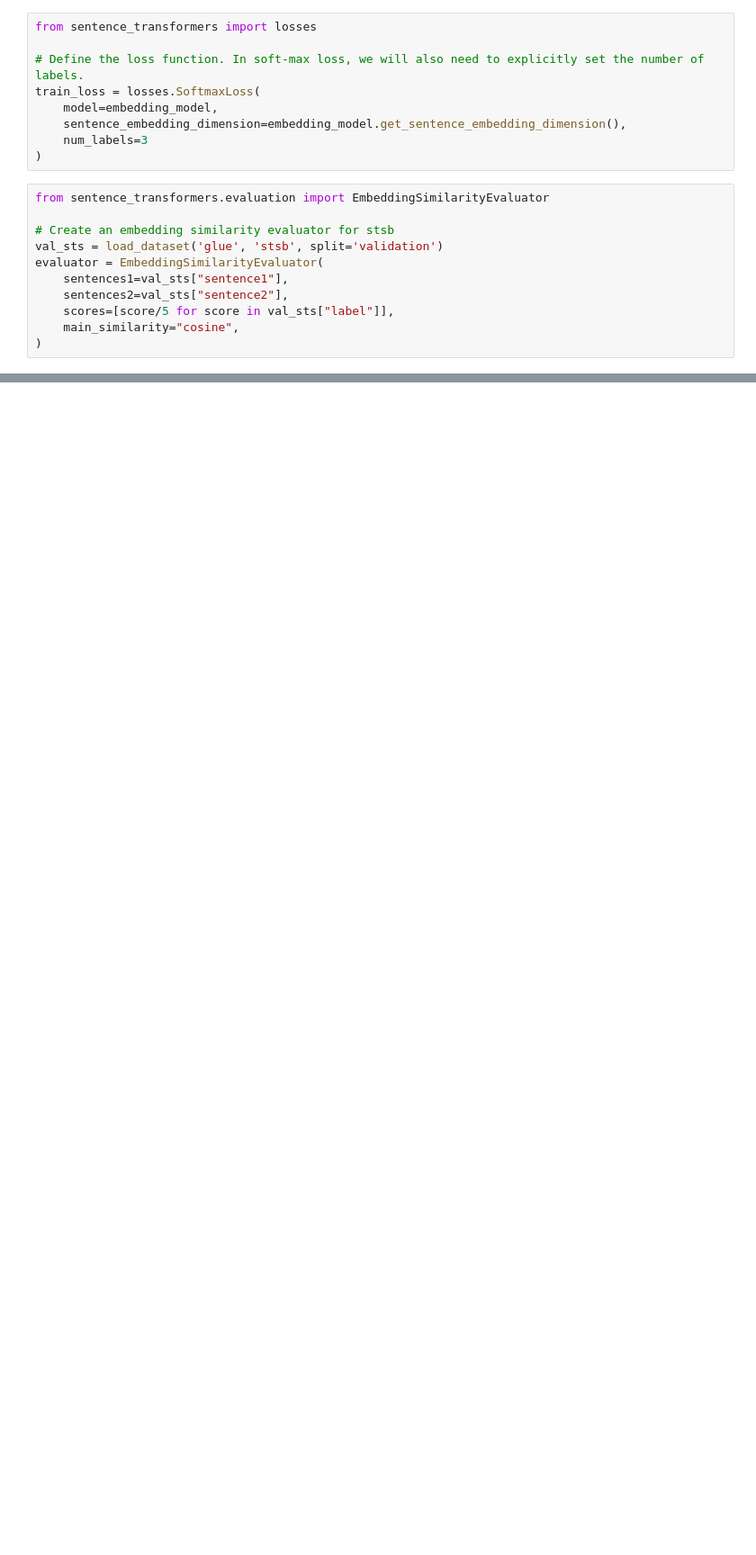
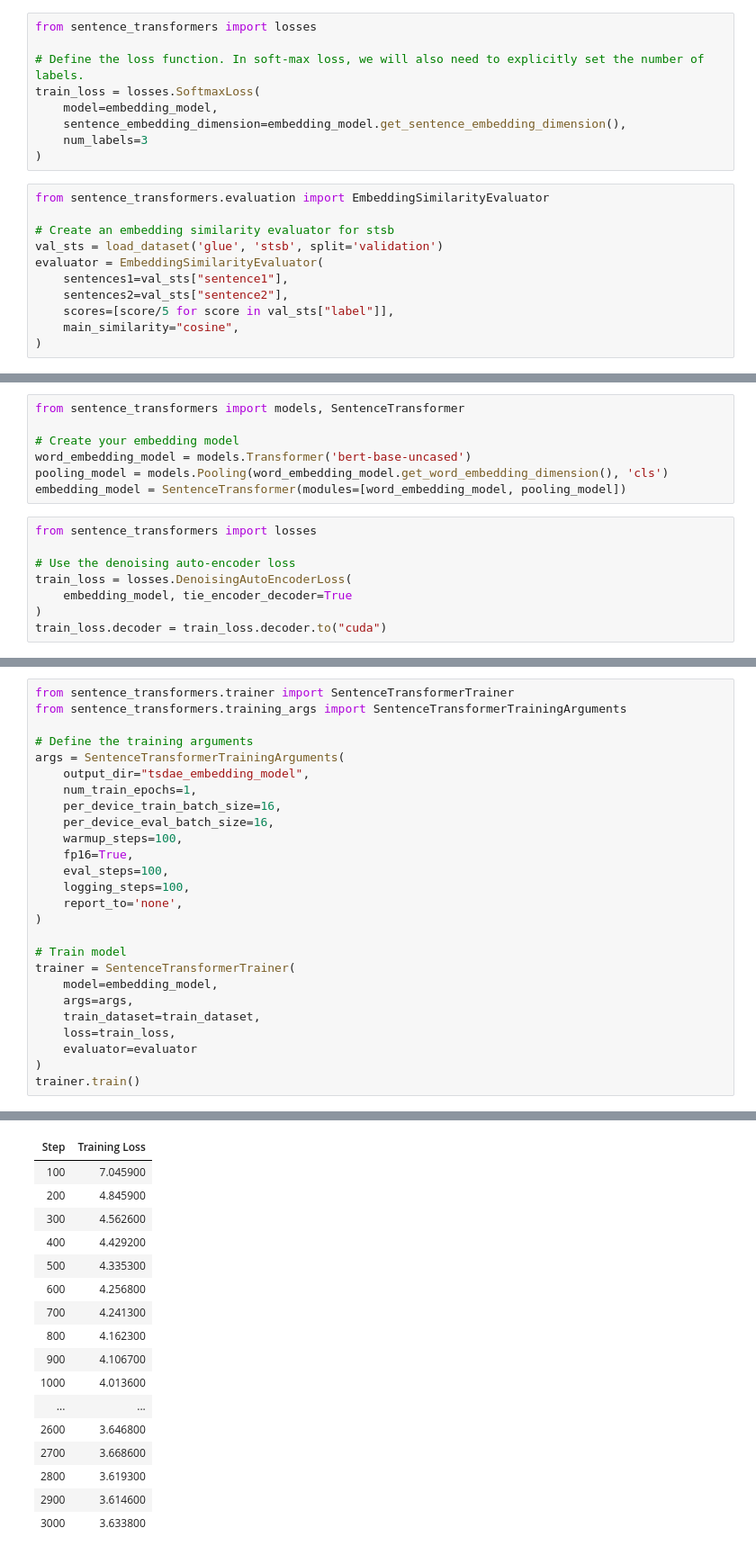
Before and after one commit to kvpratama/gen-ai-playground, a Jupyter notebook: handson-llm/chapter10.ipynb, the cells around one changed output, grey strips where cells are left out. Shown at 90% size. Drawn from its saved outputs; the diff is of its cells as text; blank space fills up the shorter version.

```diff
--- a/handson-llm/chapter10.ipynb
+++ b/handson-llm/chapter10.ipynb
@@ -67,0 +662,15 @@ trainer.train()
+# %%
+from sentence_transformers import models, SentenceTransformer
+
+# Create your embedding model
+word_embedding_model = models.Transformer('bert-base-uncased')
+pooling_model = models.Pooling(word_embedding_model.get_word_embedding_dimension(), 'cls')
+embedding_model = SentenceTransformer(modules=[word_embedding_model, pooling_model])
+# %%
+from sentence_transformers import losses
+
+# Use the denoising auto-encoder loss
+train_loss = losses.DenoisingAutoEncoderLoss(
+    embedding_model, tie_encoder_decoder=True
+)
+train_loss.decoder = train_loss.decoder.to("cuda")
@@ -67,0 +681,27 @@ trainer.train()
+# %%
+from sentence_transformers.trainer import SentenceTransformerTrainer
+from sentence_transformers.training_args import SentenceTransformerTrainingArguments
+
+# Define the training arguments
+args = SentenceTransformerTrainingArguments(
+    output_dir="tsdae_embedding_model",
+    num_train_epochs=1,
+    per_device_train_batch_size=16,
+    per_device_eval_batch_size=16,
+    warmup_steps=100,
+    fp16=True,
+    eval_steps=100,
+    logging_steps=100,
+    report_to='none',
+)
+
+# Train model
+trainer = SentenceTransformerTrainer(
+    model=embedding_model,
+    args=args,
+    train_dataset=train_dataset,
+    loss=train_loss,
+    evaluator=evaluator
+)
+trainer.train()
+# %% [output]
@@ -67,0 +710,17 @@ trainer.train()
+| Step | Training Loss |
+| 100 | 7.045900 |
+| 200 | 4.845900 |
+| 300 | 4.562600 |
+| 400 | 4.429200 |
+| 500 | 4.335300 |
+| 600 | 4.256800 |
+| 700 | 4.241300 |
+| 800 | 4.162300 |
+| 900 | 4.106700 |
+| 1000 | 4.013600 |
+| ... | ... |
+| 2600 | 3.646800 |
+| 2700 | 3.668600 |
+| 2800 | 3.619300 |
+| 2900 | 3.614600 |
+| 3000 | 3.633800 |
```
Also changed, not shown: parts of 42 cells of this notebook.
